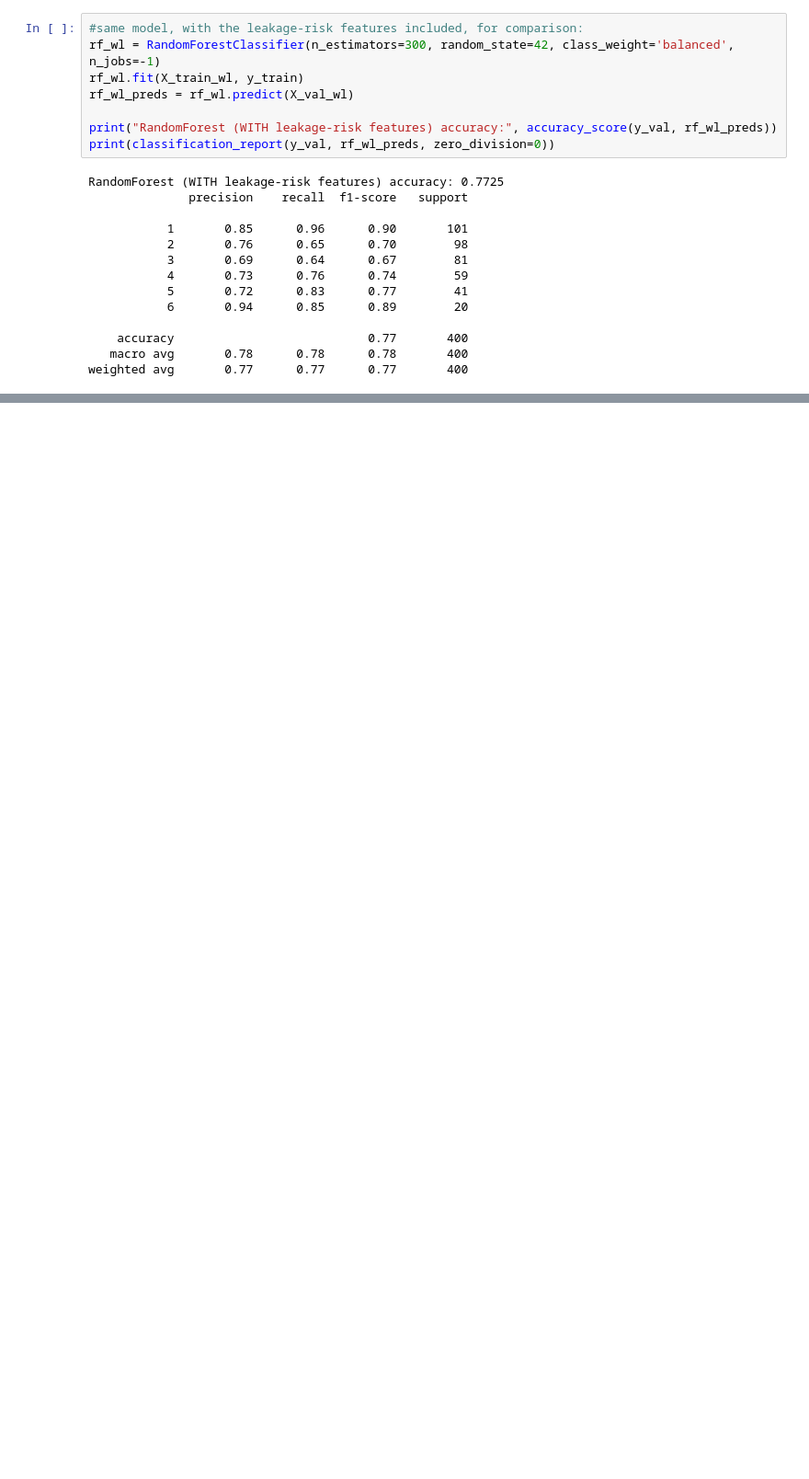
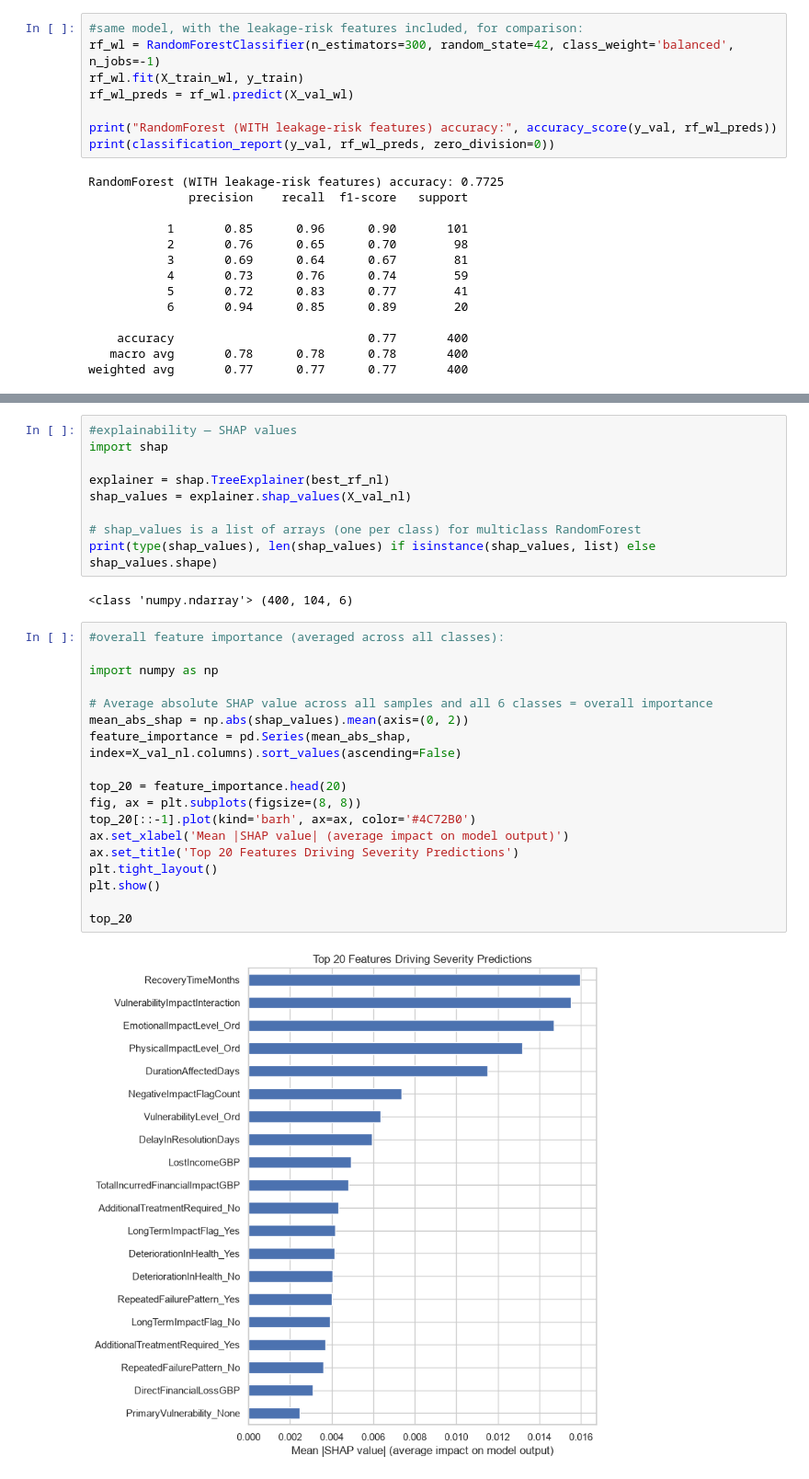
Before and after one commit to abshilpa/severity-score-triage-model, a Jupyter notebook: notebooks/01_eda.ipynb, the cells around one changed output, grey strips where cells are left out. Shown at 92% size. Drawn from its saved outputs; the diff is of its cells as text; blank space fills up the shorter version.

```diff
--- a/notebooks/01_eda.ipynb
+++ b/notebooks/01_eda.ipynb
@@ -547,0 +548,31 @@ False positives (extra review workload): 64 out of 280 (22.9%)
+# %%
+#explainability — SHAP values
+import shap
+
+explainer = shap.TreeExplainer(best_rf_nl)
+shap_values = explainer.shap_values(X_val_nl)
+
+# shap_values is a list of arrays (one per class) for multiclass RandomForest
+print(type(shap_values), len(shap_values) if isinstance(shap_values, list) else shap_values.shape)
+# %% [output]
+<class 'numpy.ndarray'> (400, 104, 6)
+# %%
+#overall feature importance (averaged across all classes):
+
+import numpy as np
+
+# Average absolute SHAP value across all samples and all 6 classes = overall importance
+mean_abs_shap = np.abs(shap_values).mean(axis=(0, 2))
+feature_importance = pd.Series(mean_abs_shap, index=X_val_nl.columns).sort_values(ascending=False)
+
+top_20 = feature_importance.head(20)
+fig, ax = plt.subplots(figsize=(8, 8))
+top_20[::-1].plot(kind='barh', ax=ax, color='#4C72B0')
+ax.set_xlabel('Mean |SHAP value| (average impact on model output)')
+ax.set_title('Top 20 Features Driving Severity Predictions')
+plt.tight_layout()
+plt.show()
+
+top_20
+# %% [output]
+[figure, added]
```
Also changed, not shown: parts of 11 cells of this notebook, 1 other file.
